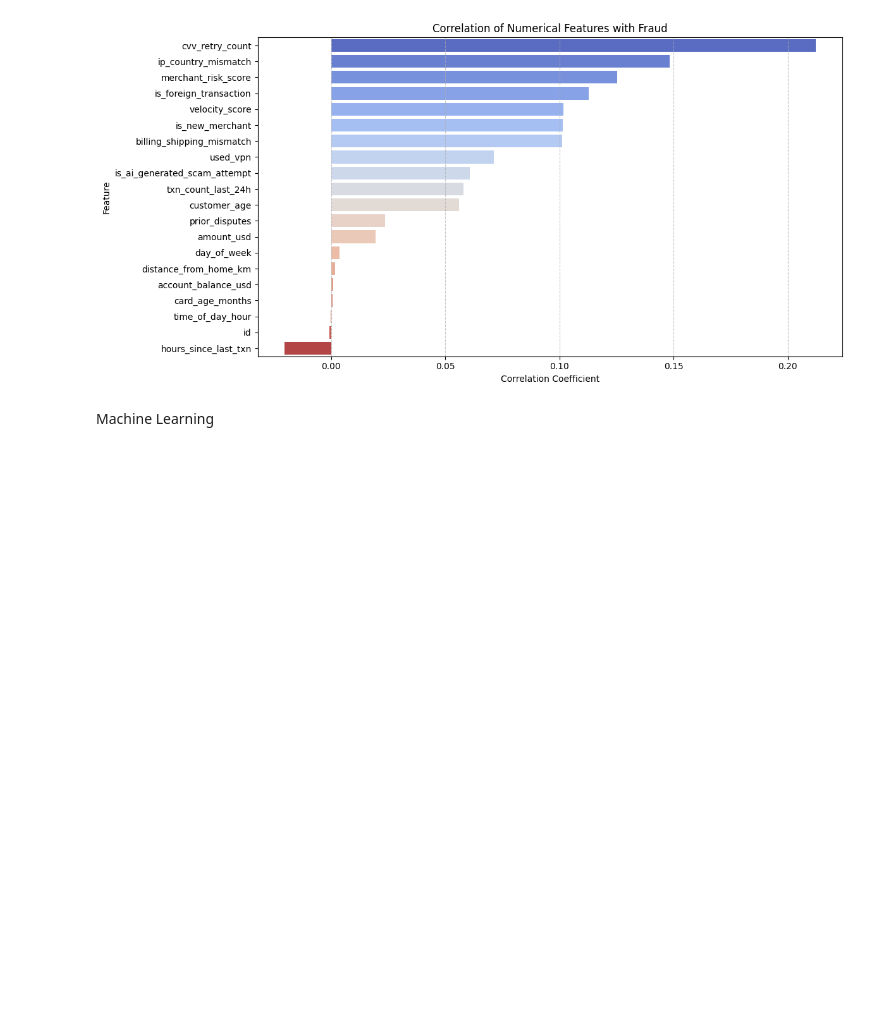
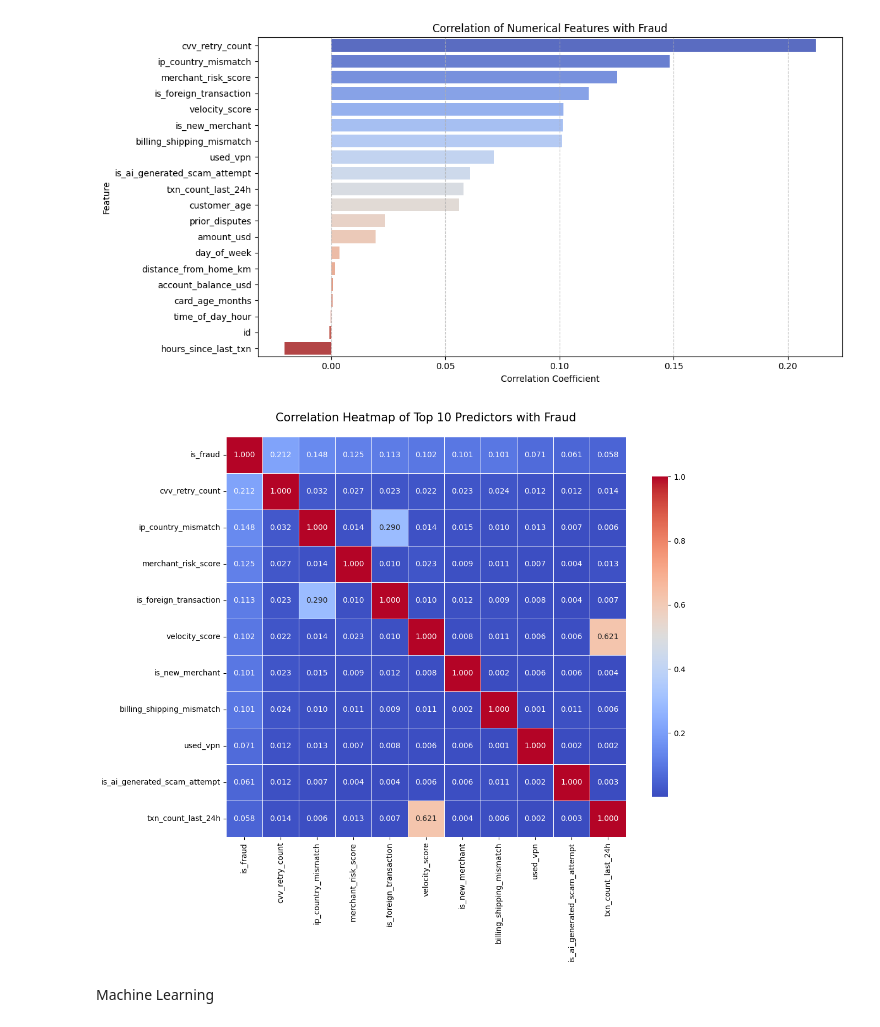
Before and after one commit to ddy623/Kaggle-Projects, a Jupyter notebook: creditcardfraud.ipynb, the cells around one changed output. Cells and saved outputs as stored; diff of their text form; code cells hidden in the pictures; blank space fills up the shorter version.

```diff
--- a/creditcardfraud.ipynb
+++ b/creditcardfraud.ipynb
@@ -125,6 +126,34 @@ Passing `palette` without assigning `hue` is deprecated and will be removed in v
 
   sns.barplot(data=fraud_corr_df, x='Correlation with Fraud', y='Feature', palette='coolwarm')
 [figure]
+# %%
+# 1. Identify top predictors based on absolute correlation with fraud
+top_n = 10
+top_predictors = fraud_correlations.abs().nlargest(top_n).index.tolist()
+
+# Include the target itself for the correlation heatmap
+heatmap_cols = ['is_fraud'] + top_predictors
+
+# Calculate correlation matrix for these top predictors
+top_corr_matrix = df[heatmap_cols].corr()
+
+# 2. Plot the correlation heatmap
+plt.figure(figsize=(12, 10))
+sns.heatmap(
+    top_corr_matrix,
+    annot=True,
+    fmt='.3f',
+    cmap='coolwarm',
+    square=True,
+    linewidths=0.5,
+    cbar_kws={'shrink': 0.8}
+)
+
+plt.title(f'Correlation Heatmap of Top {top_n} Predictors with Fraud', fontsize=15, pad=20)
+plt.tight_layout()
+plt.show()
+# %% [output]
+[figure, added]
 # %% [markdown]
 Machine Learning
 # %% [markdown]
```
Also changed, not shown: parts of 10 cells of this notebook.
